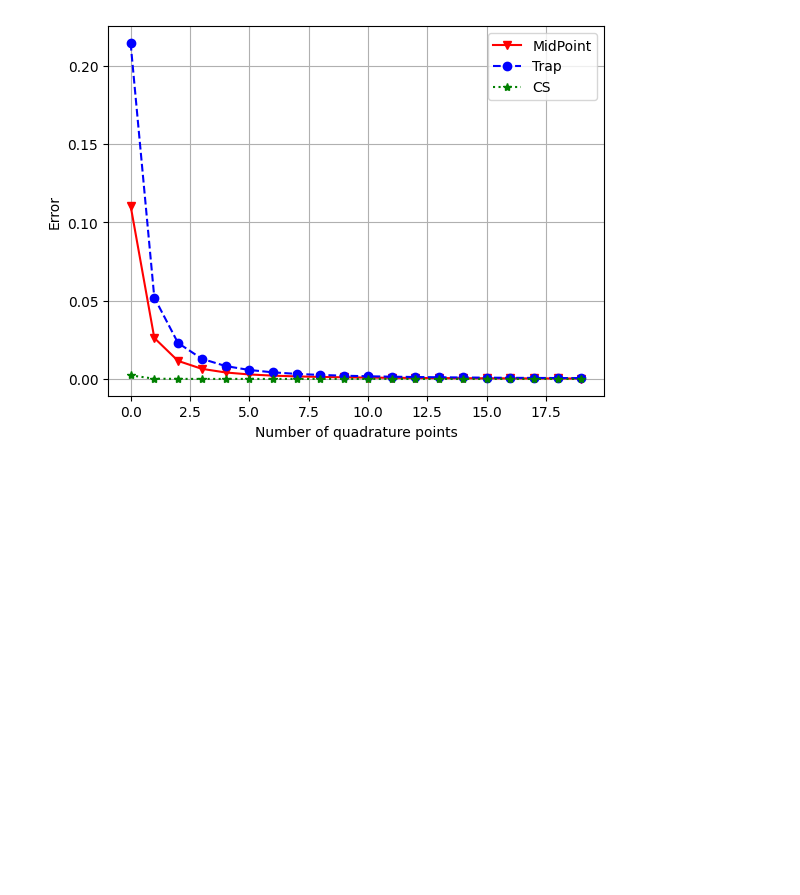
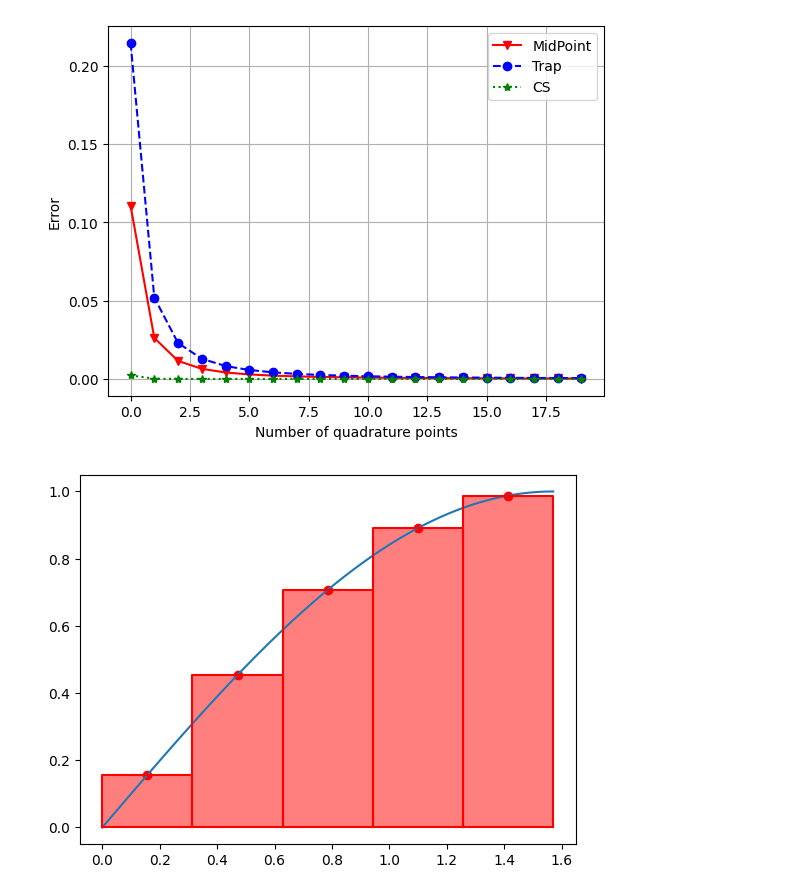
Before and after one commit to giovastabile/analisi_numerica, a Jupyter notebook: notebooks/05_integrazione_numerica.ipynb, the cells around one changed output. Saved outputs shown, nothing was run; the diff lists cells and outputs as text; code cells hidden in the pictures; blank space fills up the shorter version.

Commit message:
adding plots

```diff
--- a/notebooks/05_integrazione_numerica.ipynb
+++ b/notebooks/05_integrazione_numerica.ipynb
@@ -228,3 +222,22 @@ plt.legend()
 # %% [output]
 <matplotlib.legend.Legend at 0x...>
 [figure]
+# %%
+def plotMidpointComp(f,a,b,n,n2):
+    assert a<b, "a should be smaller than b"
+    H = (b-a)/n
+    indices = np.arange(n)
+    x = np.linspace(a,b,n2)
+    xk = a + (indices*2+1)*H/2
+    plt.plot(xk,f(xk),"ro")
+    plt.plot(x,f(x))
+    plt.plot(x,f(x)*0,"r-")
+    for i in range(n):
+        x2 = [xk[i]-H/2,xk[i]-H/2,xk[i]+H/2,xk[i]+H/2]
+        y2 = [0,f(xk[i]),f(xk[i]),0]
+        plt.fill(x2,y2,facecolor='red', alpha=0.5)
+        plt.plot(x2,y2,"r-")
+# %%
+plotMidpointComp(f,a,b,5,100)
+# %% [output]
+[figure, added]
```
Also changed, not shown: parts of 4 cells of this notebook.
